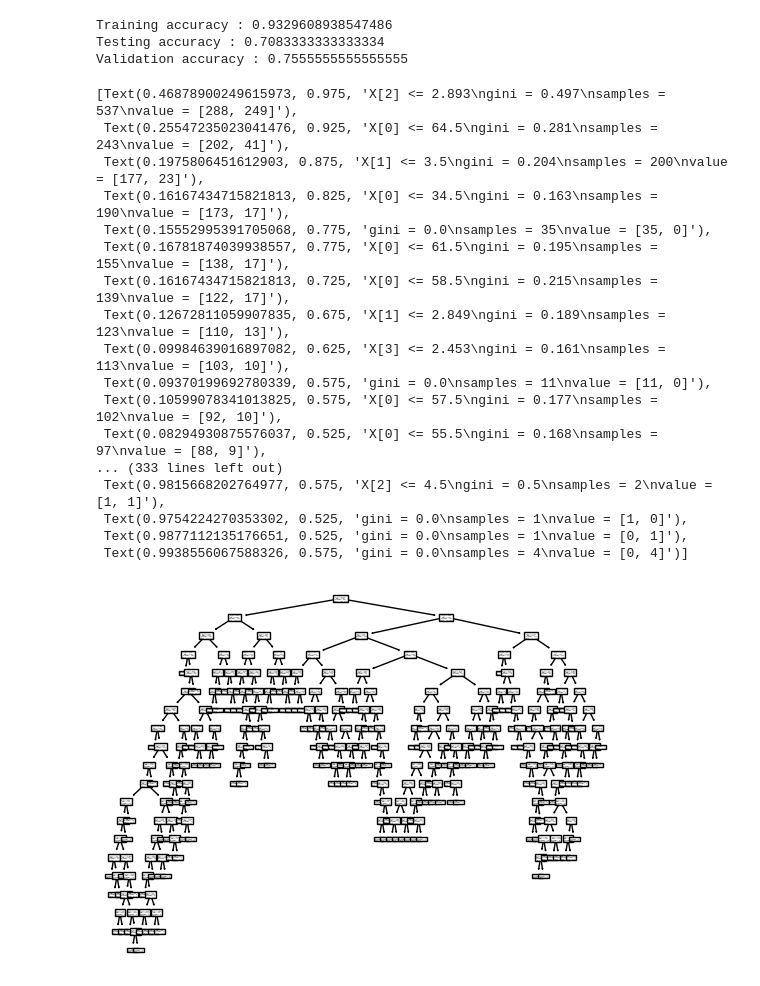
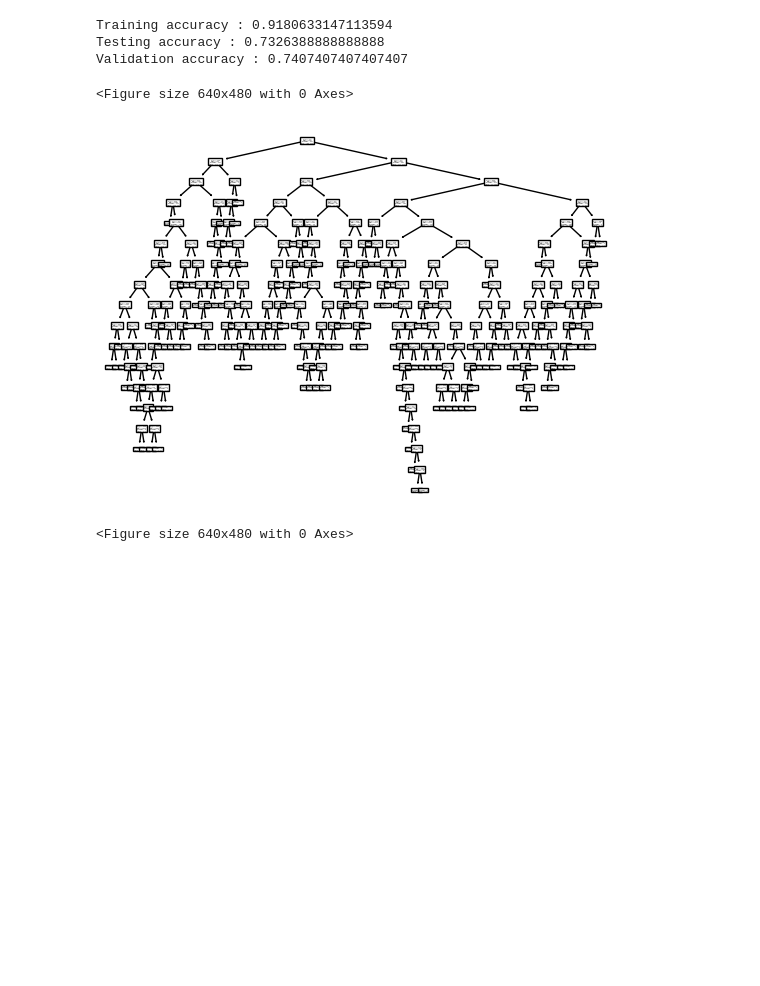
Before and after one commit to agSidharth/ml774, a Jupyter notebook: Assignment3/q1.1.ipynb, the cells around one changed output. Cells and saved outputs as stored; diff of their text form; code cells hidden in the pictures; blank space fills up the shorter version.

```diff
--- a/Assignment3/q1.1.ipynb
+++ b/Assignment3/q1.1.ipynb
@@ -15,7 +15,7 @@ from sklearn.impute import SimpleImputer
 import xgboost as xgb
 
 SEED = 50661
-DATA_IMPUTE = "mean"
+DATA_IMPUTE = "median"
 # %%
 # Initializing train/test/val file locations
 
@@ -61,44 +61,31 @@ X_val,Y_val = returnData(valFile)
 # %%
 # 1.a
 
 def printAccuracies(clf):
 
     Y_train_pred = clf.predict(X_train)
     print("Training accuracy : "+str(accuracy_score(Y_train,Y_train_pred)))
 
     Y_test_pred = clf.predict(X_test)
     print("Testing accuracy : "+str(accuracy_score(Y_test,Y_test_pred)))
 
     Y_val_pred = clf.predict(X_val)
     print("Validation accuracy : "+str(accuracy_score(Y_val,Y_val_pred)))
 
 
 clf = DecisionTreeClassifier(random_state = SEED)
 clf.fit(X_train,Y_train)
 printAccuracies(clf)
 tree.plot_tree(clf)
+plt.savefig("1.1.a.png")
+plt.figure()
 # %% [output]
-Training accuracy : 0.9329608938547486
-Testing accuracy : 0.7083333333333334
-Validation accuracy : 0.7555555555555555
+Training accuracy : 0.9180633147113594
+Testing accuracy : 0.7326388888888888
+Validation accuracy : 0.7407407407407407
-[Text(0.46878900249615973, 0.975, 'X[2] <= 2.893\ngini = 0.497\nsamples = 537\nvalue = [288, 249]'),
- Text(0.25547235023041476, 0.925, 'X[0] <= 64.5\ngini = 0.281\nsamples = 243\nvalue = [202, 41]'),
- Text(0.1975806451612903, 0.875, 'X[1] <= 3.5\ngini = 0.204\nsamples = 200\nvalue = [177, 23]'),
- Text(0.16167434715821813, 0.825, 'X[0] <= 34.5\ngini = 0.163\nsamples = 190\nvalue = [173, 17]'),
- Text(0.15552995391705068, 0.775, 'gini = 0.0\nsamples = 35\nvalue = [35, 0]'),
- Text(0.16781874039938557, 0.775, 'X[0] <= 61.5\ngini = 0.195\nsamples = 155\nvalue = [138, 17]'),
- Text(0.16167434715821813, 0.725, 'X[0] <= 58.5\ngini = 0.215\nsamples = 139\nvalue = [122, 17]'),
- Text(0.12672811059907835, 0.675, 'X[1] <= 2.849\ngini = 0.189\nsamples = 123\nvalue = [110, 13]'),
- Text(0.09984639016897082, 0.625, 'X[3] <= 2.453\ngini = 0.161\nsamples = 113\nvalue = [103, 10]'),
- Text(0.09370199692780339, 0.575, 'gini = 0.0\nsamples = 11\nvalue = [11, 0]'),
- Text(0.10599078341013825, 0.575, 'X[0] <= 57.5\ngini = 0.177\nsamples = 102\nvalue = [92, 10]'),
- Text(0.08294930875576037, 0.525, 'X[0] <= 55.5\ngini = 0.168\nsamples = 97\nvalue = [88, 9]'),
-... (333 lines left out)
- Text(0.9815668202764977, 0.575, 'X[2] <= 4.5\ngini = 0.5\nsamples = 2\nvalue = [1, 1]'),
- Text(0.9754224270353302, 0.525, 'gini = 0.0\nsamples = 1\nvalue = [1, 0]'),
- Text(0.9877112135176651, 0.525, 'gini = 0.0\nsamples = 1\nvalue = [0, 1]'),
- Text(0.9938556067588326, 0.575, 'gini = 0.0\nsamples = 4\nvalue = [0, 4]')]
+<Figure size 640x480 with 0 Axes>
-[figure, old version]
+[figure, new version]
+<Figure size 640x480 with 0 Axes>
 # %%
 # 1.b
 
```
Also changed, not shown: parts of 5 cells of this notebook, 6 other files.
